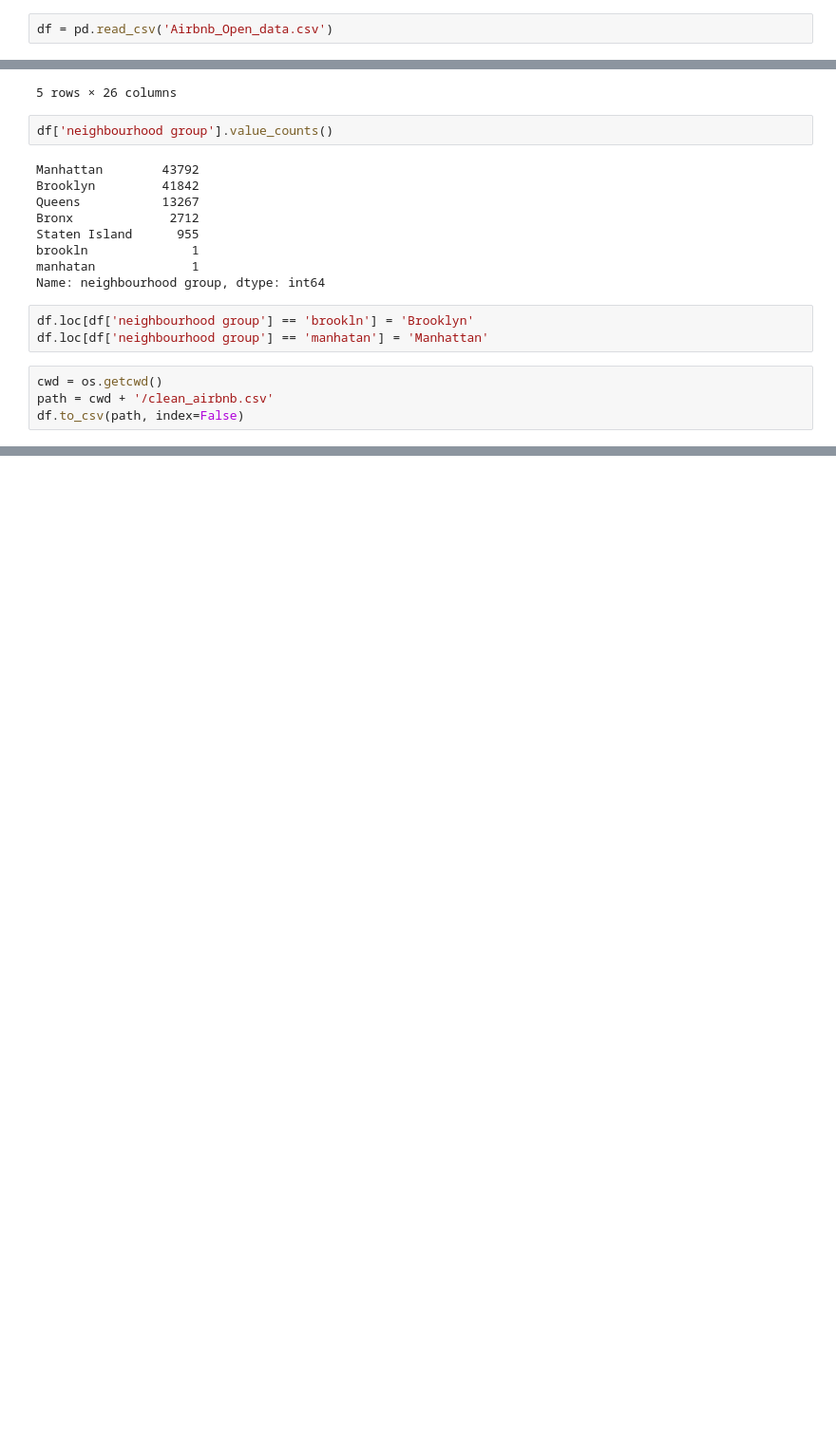
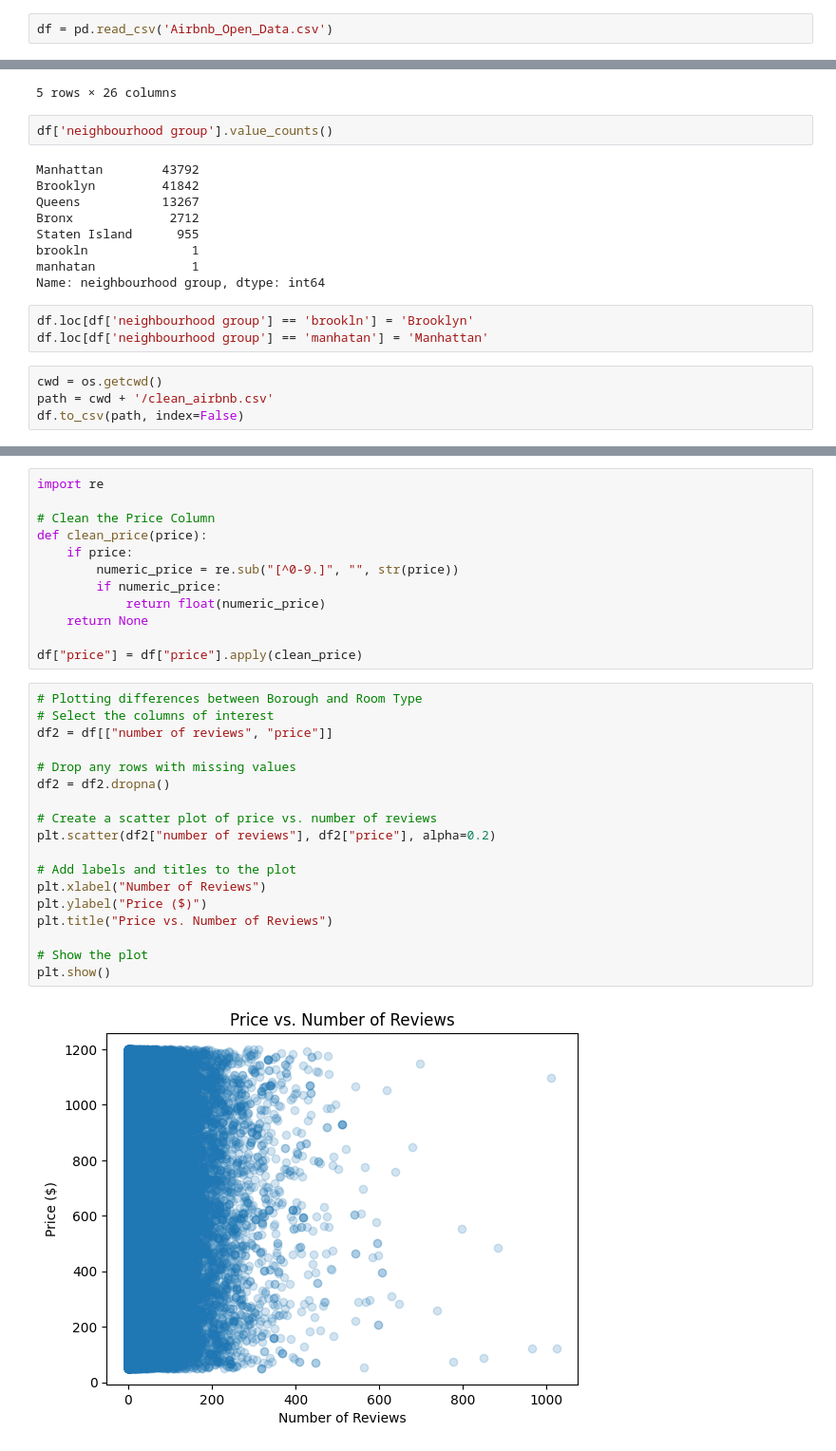
Before and after one commit to sydney-ho/Airbnb-Analysis, a Jupyter notebook: airbnb.ipynb, the cells around one changed output, grey strips where cells are left out. Shown at 95% size. Cells and saved outputs as stored; diff of their text form; blank space fills up the shorter version.

```diff
--- a/airbnb.ipynb
+++ b/airbnb.ipynb
@@ -7,7 +7,7 @@ import seaborn as sns
 # %% [markdown]
 # EDA
 # %%
-df = pd.read_csv('Airbnb_Open_data.csv')
+df = pd.read_csv('Airbnb_Open_Data.csv')
 # %%
 df.head()
 # %% [output]
@@ -54,0 +39,32 @@ df
+# %%
+import re
+
+# Clean the Price Column
+def clean_price(price):
+    if price:
+        numeric_price = re.sub("[^0-9.]", "", str(price))
+        if numeric_price:
+            return float(numeric_price)
+    return None
+
+df["price"] = df["price"].apply(clean_price)
+# %%
+# Plotting differences between Borough and Room Type
+# Select the columns of interest
+df2 = df[["number of reviews", "price"]]
+
+# Drop any rows with missing values
+df2 = df2.dropna()
+
+# Create a scatter plot of price vs. number of reviews
+plt.scatter(df2["number of reviews"], df2["price"], alpha=0.2)
+
+# Add labels and titles to the plot
+plt.xlabel("Number of Reviews")
+plt.ylabel("Price ($)")
+plt.title("Price vs. Number of Reviews")
+
+# Show the plot
+plt.show()
+# %% [output]
+[figure, added]
```
Also changed, not shown: parts of 2 cells of this notebook.
